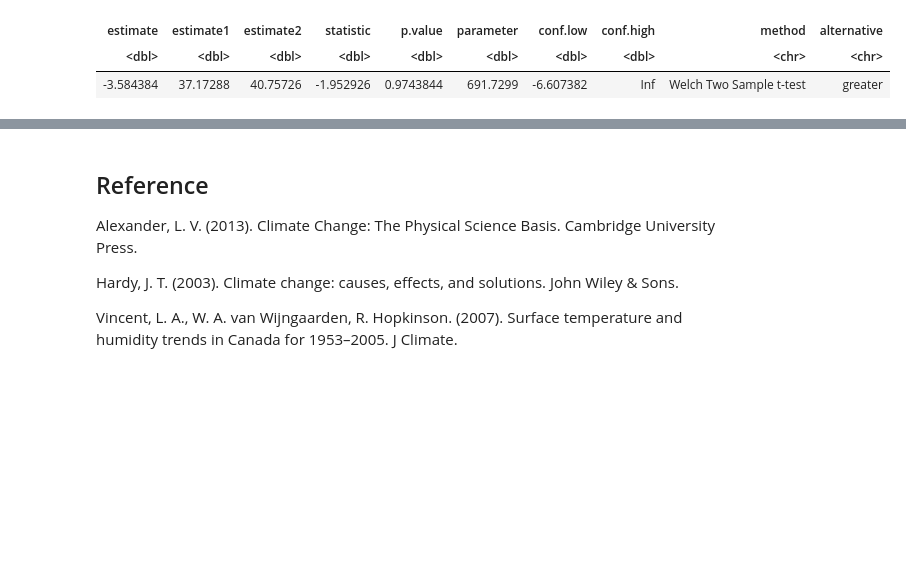
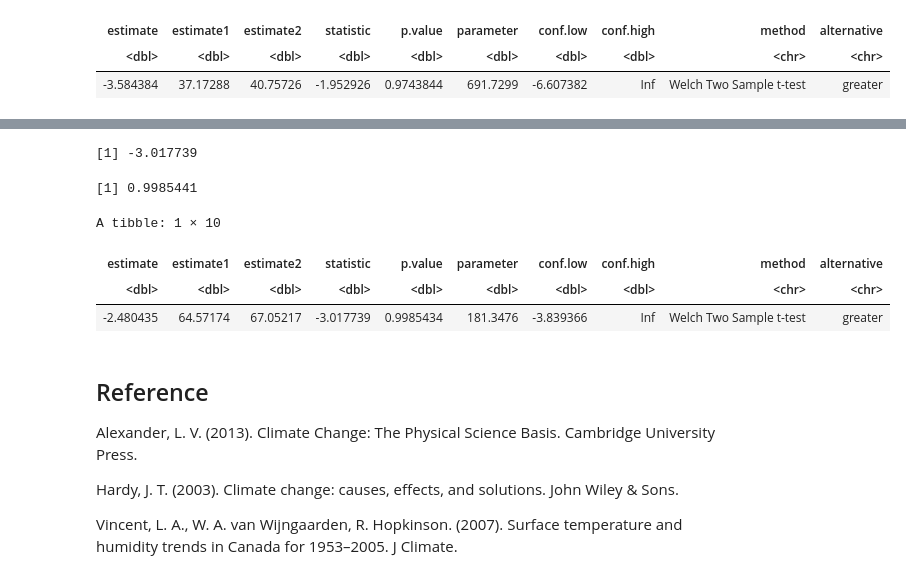
Before and after one commit to abnerbal/Canada_Temp_Hypothesis_Test, a Jupyter notebook: FinalReport.ipynb, the cells around one changed output, grey strips where cells are left out. Drawn from its saved outputs; the diff is of its cells as text; code cells hidden in the pictures; blank space fills up the shorter version.

```diff
--- a/FinalReport.ipynb
+++ b/FinalReport.ipynb
@@ -329,3 +447,37 @@ A tibble: 1 × 10
+# %%
+summer_test_stat <-
+  (temp_quebec_summer$sample_mean[2] - temp_quebec_summer$sample_mean[1]) /
+  sqrt(temp_quebec_summer$sample_var[2] / temp_quebec_summer$n[2] +
+       temp_quebec_summer$sample_var[1] / temp_quebec_summer$n[1])
+
+# The test statistic of difference in summer mean temperature (2019-1995)
+summer_test_stat
+# %% [output]
+[1] -3.017739
+# %%
+df <- sum(temp_quebec_summer$n) - 2
+p_value_summer <- pt(summer_test_stat, df = df, lower.tail = FALSE)
+
+p_value_summer
+# %% [output]
+[1] 0.9985441
+# %%
+# Performing the t-test
+t_test_summer <- t.test(
+  x = summer_temp$AvgTemperature[summer_temp$Year == 2019],
+  y = summer_temp$AvgTemperature[summer_temp$Year == 1995],
+  alternative = "greater"
+)
+
+# Extracting the results of the t-test in a tidy format
+t_test_stats_summer <- broom::tidy(t_test_summer)
+
+t_test_stats_summer
+# %% [output]
+A tibble: 1 × 10
+| estimate | estimate1 | estimate2 | statistic | p.value | parameter | conf.low | conf.high | method | alternative |
+| <dbl> | <dbl> | <dbl> | <dbl> | <dbl> | <dbl> | <dbl> | <dbl> | <chr> | <chr> |
+| -2.480435 | 64.57174 | 67.05217 | -3.017739 | 0.9985434 | 181.3476 | -3.839366 | Inf | Welch Two Sample t-test | greater |
 # %% [markdown]
 ## Reference
 Alexander, L. V.  (2013). Climate Change: The Physical Science Basis. Cambridge University Press.
```
Also changed, not shown: parts of 11 cells of this notebook.
